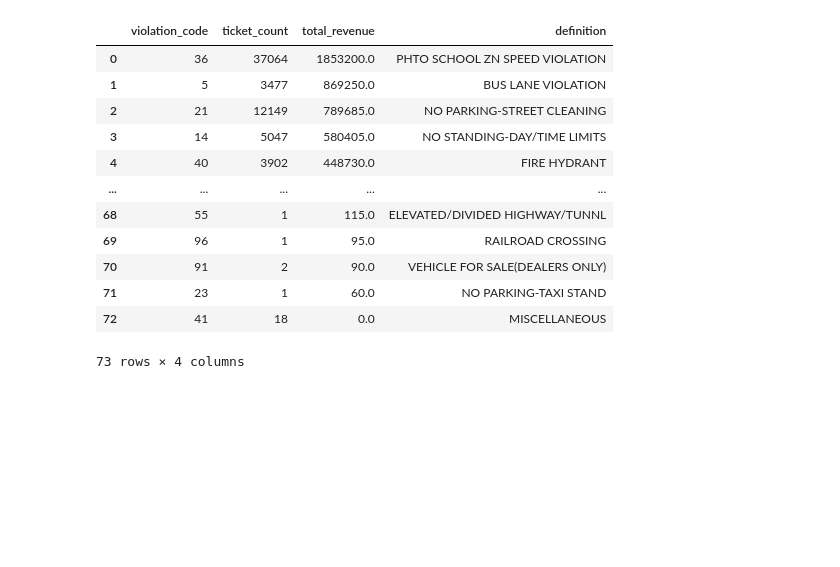
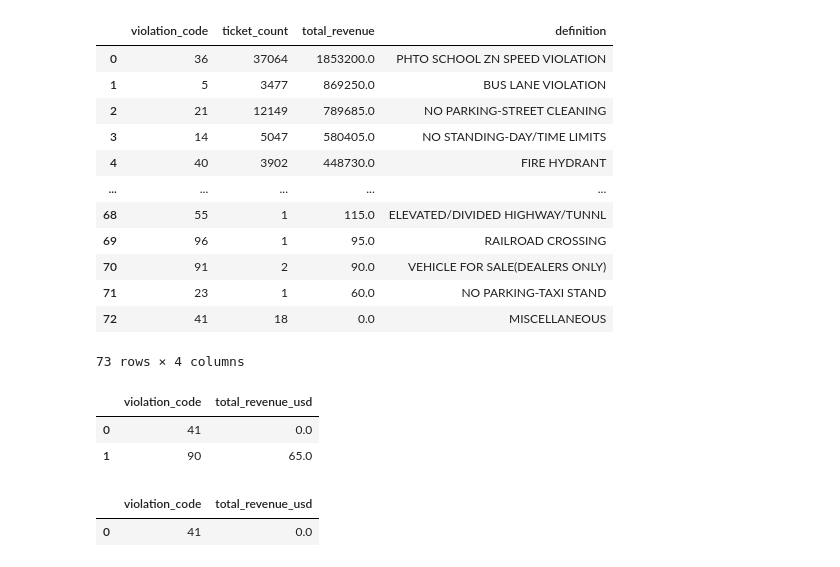
Before and after one commit to sam-dedge/data-engineering-with-data-build-tool-dbt-4458303, a Jupyter notebook: run_sql_queries_here.ipynb, the cells around one changed output. Drawn from its saved outputs; the diff is of its cells as text; code cells hidden in the pictures; blank space fills up the shorter version.

```diff
--- a/run_sql_queries_here.ipynb
+++ b/run_sql_queries_here.ipynb
@@ -200,0 +203,18 @@ with duckdb.connect('data/nyc_parking_violations.db') as con:
+# %%
+## Checking Test Query
+sql_query = '''
+	SELECT
+		violation_code,
+		SUM(fee_usd) AS total_revenue_usd
+	FROM
+		silver_parking_violation_codes
+	GROUP BY violation_code
+	HAVING NOT(total_revenue_usd >= 100)
+'''
+
+with duckdb.connect('data/nyc_parking_violations.db') as con:
+    display(con.sql(sql_query).df())
+# %% [output]
+|  | violation_code | total_revenue_usd |
+| 0 | 41 | 0.0 |
+| 1 | 90 | 65.0 |
@@ -200,0 +226,12 @@ with duckdb.connect('data/nyc_parking_violations.db') as con:
+# %%
+## See created test's failure result
+sql_query = '''
+	select *
+    from "nyc_parking_violations"."main_dbt_test__audit"."violation_codes_revenue"
+'''
+
+with duckdb.connect('data/nyc_parking_violations.db') as con:
+    display(con.sql(sql_query).df())
+# %% [output]
+|  | violation_code | total_revenue_usd |
+| 0 | 41 | 0.0 |
```
Also changed, not shown: parts of 2 cells of this notebook, 5 other files.
